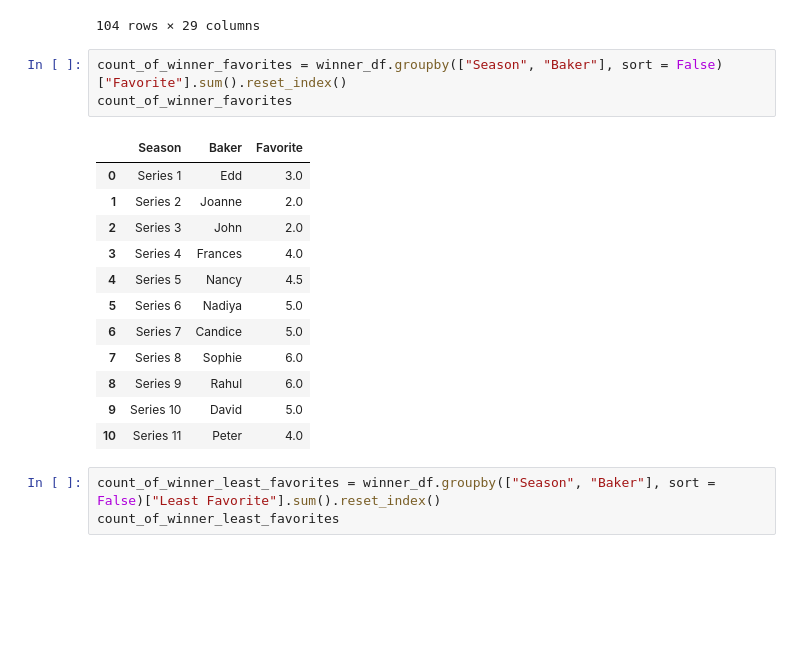
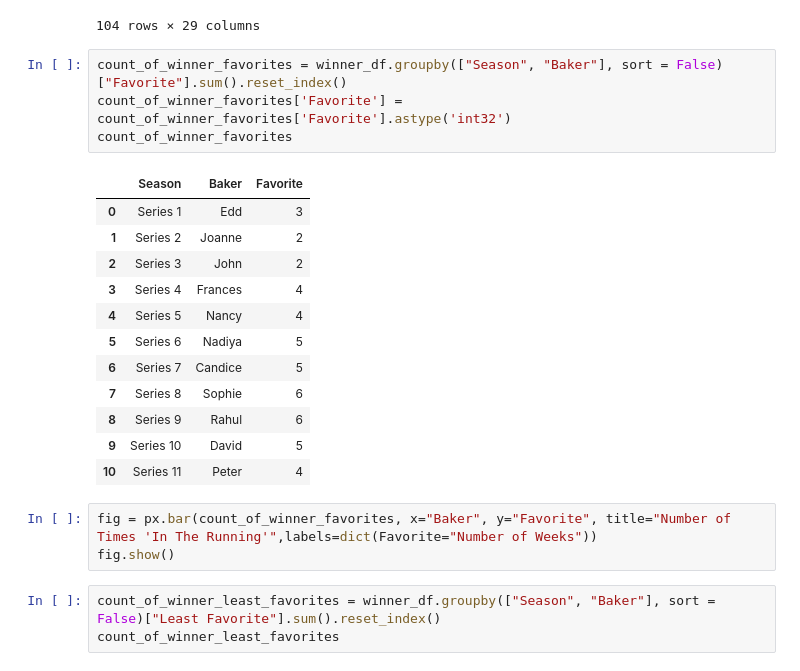
Before and after one commit to oshadiw/bakeoff-analysis, a Jupyter notebook: winners.ipynb, the cells around one changed output. Saved outputs shown, nothing was run; the diff lists cells and outputs as text; blank space fills up the shorter version.

```diff
--- a/winners.ipynb
+++ b/winners.ipynb
@@ -81,20 +81,24 @@ winner_df
 104 rows × 29 columns
 # %%
 count_of_winner_favorites = winner_df.groupby(["Season", "Baker"], sort = False)["Favorite"].sum().reset_index()
+count_of_winner_favorites['Favorite'] = count_of_winner_favorites['Favorite'].astype('int32')
 count_of_winner_favorites
 # %% [output]
 |  | Season | Baker | Favorite |
-| 0 | Series 1 | Edd | 3.0 |
-| 1 | Series 2 | Joanne | 2.0 |
-| 2 | Series 3 | John | 2.0 |
-| 3 | Series 4 | Frances | 4.0 |
-| 4 | Series 5 | Nancy | 4.5 |
-| 5 | Series 6 | Nadiya | 5.0 |
-| 6 | Series 7 | Candice | 5.0 |
-| 7 | Series 8 | Sophie | 6.0 |
-| 8 | Series 9 | Rahul | 6.0 |
-| 9 | Series 10 | David | 5.0 |
-| 10 | Series 11 | Peter | 4.0 |
+| 0 | Series 1 | Edd | 3 |
+| 1 | Series 2 | Joanne | 2 |
+| 2 | Series 3 | John | 2 |
+| 3 | Series 4 | Frances | 4 |
+| 4 | Series 5 | Nancy | 4 |
+| 5 | Series 6 | Nadiya | 5 |
+| 6 | Series 7 | Candice | 5 |
+| 7 | Series 8 | Sophie | 6 |
+| 8 | Series 9 | Rahul | 6 |
+| 9 | Series 10 | David | 5 |
+| 10 | Series 11 | Peter | 4 |
+# %%
+fig = px.bar(count_of_winner_favorites, x="Baker", y="Favorite", title="Number of Times 'In The Running'",labels=dict(Favorite="Number of Weeks"))
+fig.show()
 # %%
 count_of_winner_least_favorites = winner_df.groupby(["Season", "Baker"], sort = False)["Least Favorite"].sum().reset_index()
 count_of_winner_least_favorites
```
Also changed, not shown: parts of 4 cells of this notebook, 7 other files.
